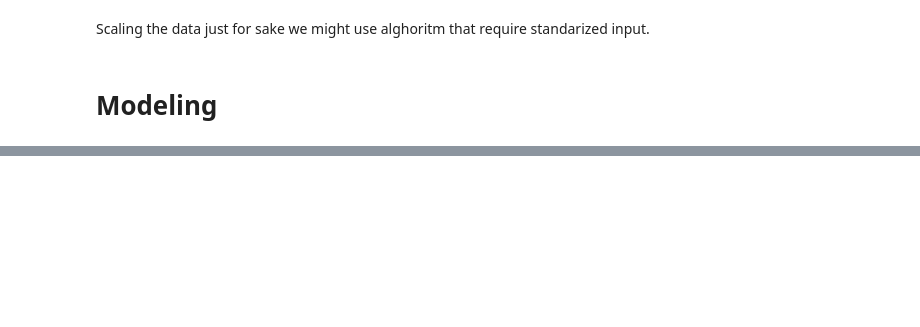
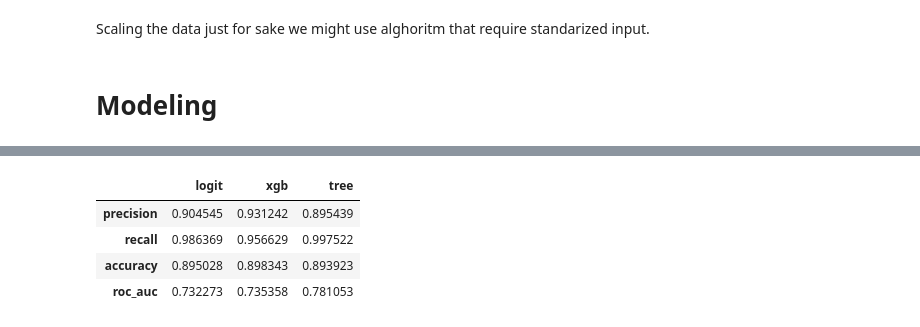
Before and after one commit to okcze/WUM-project-1, a Jupyter notebook: features_engr.ipynb, the cells around one changed output, grey strips where cells are left out. Saved outputs shown, nothing was run; the diff lists cells and outputs as text; code cells hidden in the pictures; blank space fills up the shorter version.

```diff
--- a/features_engr.ipynb
+++ b/features_engr.ipynb
@@ -162,2 +142,10 @@ X = scaler.fit_transform(X)
+# %%
+#Approach 2
+X2 = X.copy()
+
+#Target encoding for all variables
+te2 = TargetEncoder()
+cols_to_te = ['job', 'education', 'poutcome', 'marital', 'contact']
+X2.loc[:, cols_to_te] = te2.fit_transform(X2.loc[:, cols_to_te], y)
 # %% [markdown]
 Scaling the data just for sake we might use alghoritm that require standarized input.
@@ -167,0 +311,9 @@ X_train,X_test,y_train,y_test = train_test_split(X,y,test_size=0.2,random_state
+# %%
+result = test(X2,y)
+result
+# %% [output]
+|  | logit | xgb | tree |
+| precision | 0.904545 | 0.931242 | 0.895439 |
+| recall | 0.986369 | 0.956629 | 0.997522 |
+| accuracy | 0.895028 | 0.898343 | 0.893923 |
+| roc_auc | 0.732273 | 0.735358 | 0.781053 |
```
Also changed, not shown: parts of 27 cells of this notebook.
